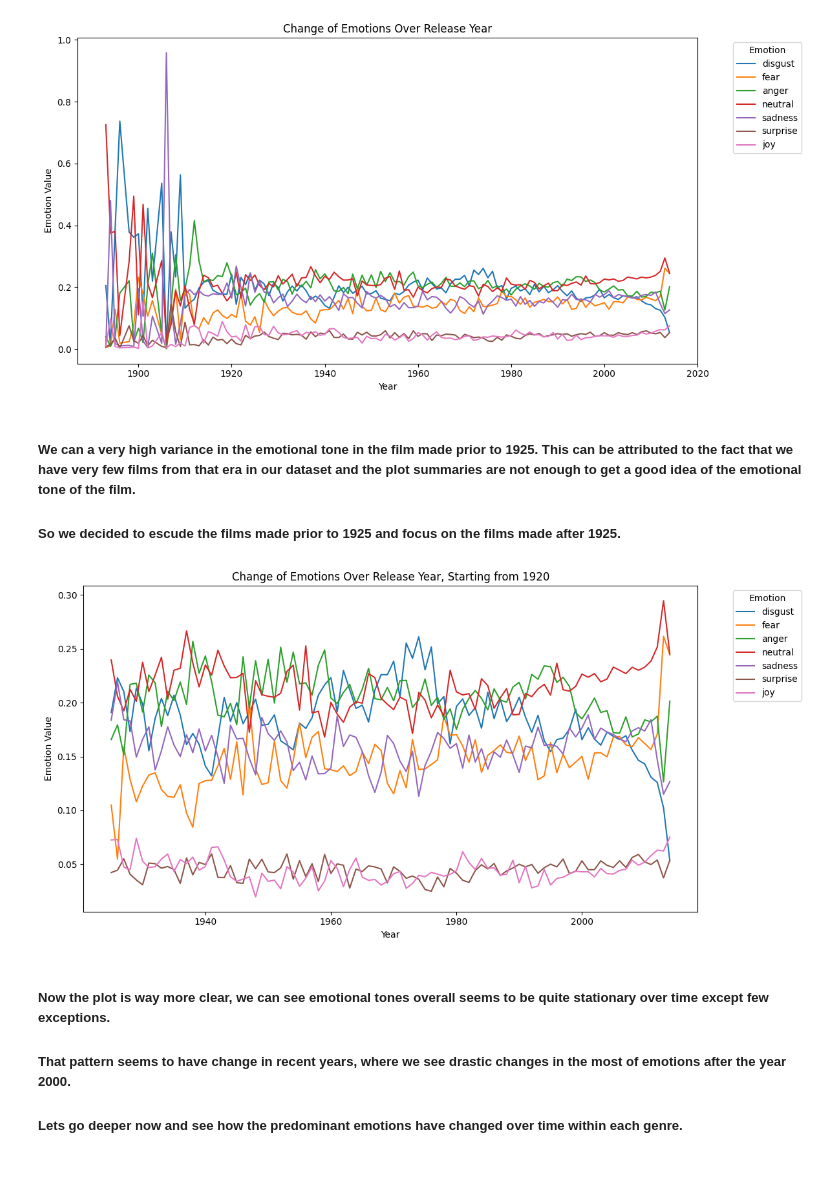
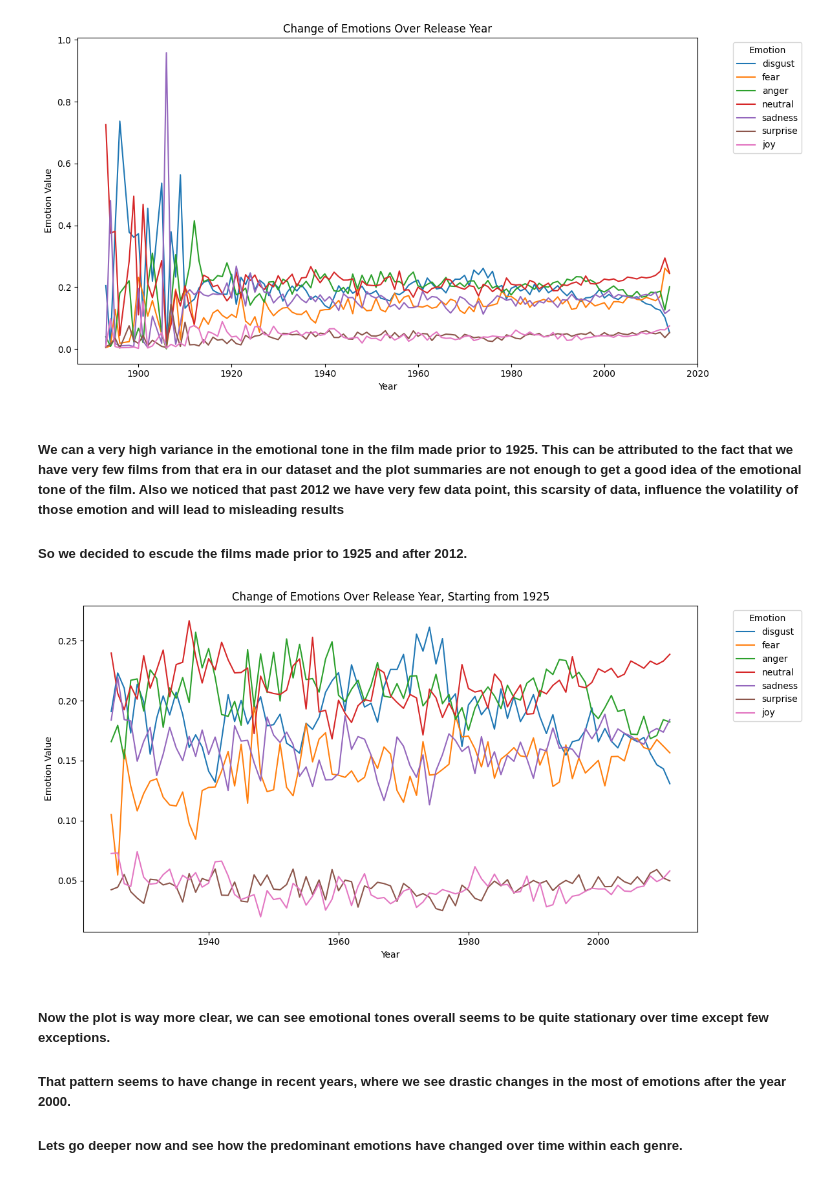
Before and after one commit to epfl-ada/ada-2024-project-phpjj1, a Jupyter notebook: src/scripts/Question2_TimeSeries.ipynb, the cells around one changed output. Saved outputs shown, nothing was run; the diff lists cells and outputs as text; code cells hidden in the pictures.

```diff
--- a/src/scripts/Question2_TimeSeries.ipynb
+++ b/src/scripts/Question2_TimeSeries.ipynb
@@ -46,20 +46,20 @@ plt.show()
 # %% [output]
 [figure]
 # %% [markdown]
-##### We can a very high variance in the emotional tone in the film made prior to 1925. This can be attributed to the fact that we have very few films from that era in our dataset and the plot summaries are not enough to get a good idea of the emotional tone of the film.
+##### We can a very high variance in the emotional tone in the film made prior to 1925. This can be attributed to the fact that we have very few films from that era in our dataset and the plot summaries are not enough to get a good idea of the emotional tone of the film. Also we noticed that past 2012 we have very few data point, this scarsity of data, influence the volatility of those emotion and will lead to misleading results
 
-##### So we decided to escude the films made prior to 1925 and focus on the films made after 1925.
+##### So we decided to escude the films made prior to 1925 and after 2012.
 # %%
 plt.figure(figsize=(12, 6))
-sns.lineplot(data=long_df[long_df['merge_year'] >= 1925], x="merge_year", y="Value", hue="Emotion")
-plt.title("Change of Emotions Over Release Year, Starting from 1920")
+sns.lineplot(data=long_df[(long_df['merge_year'] >= 1925) & (long_df['merge_year'] < 2012)], x="merge_year", y="Value", hue="Emotion")
+plt.title("Change of Emotions Over Release Year, Starting from 1925")
 plt.xlabel("Year")
 plt.ylabel("Emotion Value")
 plt.legend(title="Emotion", bbox_to_anchor=(1.05, 1), loc="upper left")
 plt.tight_layout()
 plt.show()
 # %% [output]
-[figure, old version]
+[figure, new version]
 # %% [markdown]
 ##### Now the plot is way more clear, we can see emotional tones overall seems to be quite stationary over time except few exceptions.
 
```
Also changed, not shown: parts of 12 cells of this notebook.
